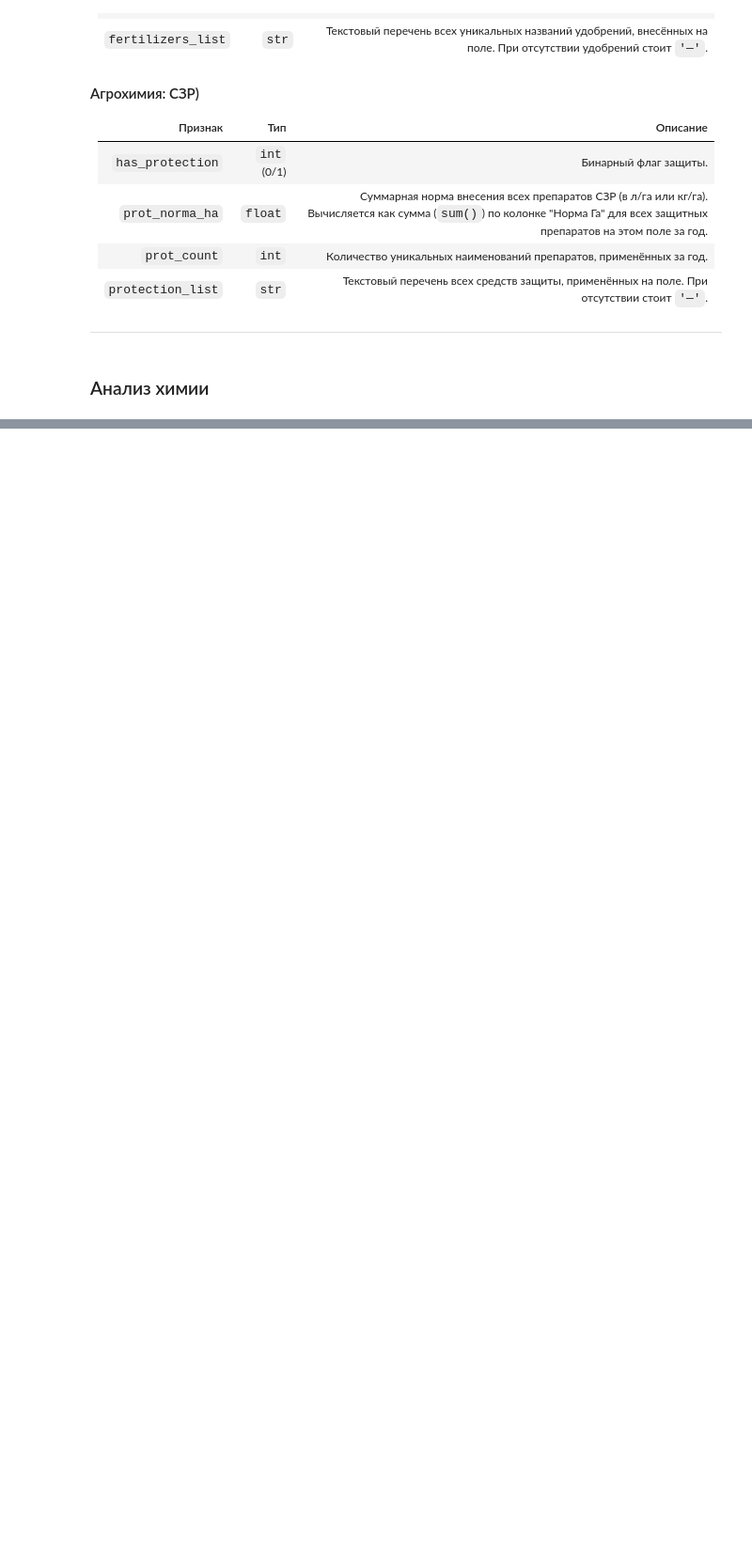
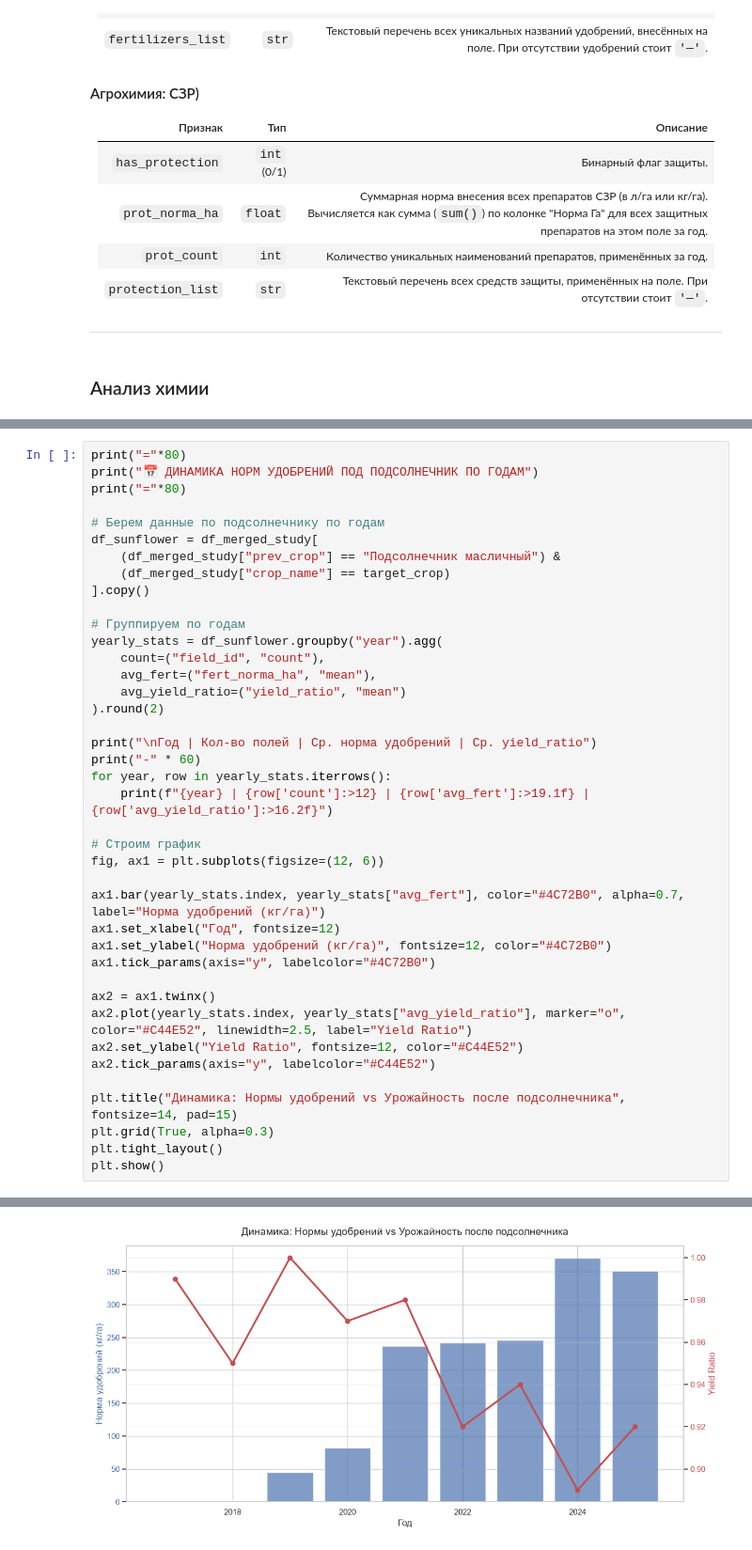
Before and after one commit to Bleckeid/stab, a Jupyter notebook: fields_stab_notebook.ipynb, the cells around one changed output, grey strips where cells are left out. Shown at 94% size. Cells and saved outputs as stored; diff of their text form; blank space fills up the shorter version.

```diff
--- a/fields_stab_notebook.ipynb
+++ b/fields_stab_notebook.ipynb
@@ -2359,0 +2867,41 @@ memory usage: 18.0 MB
+# %%
+print("="*80)
+print("📅 ДИНАМИКА НОРМ УДОБРЕНИЙ ПОД ПОДСОЛНЕЧНИК ПО ГОДАМ")
+print("="*80)
+
+# Берем данные по подсолнечнику по годам
+df_sunflower = df_merged_study[
+    (df_merged_study["prev_crop"] == "Подсолнечник масличный") &
+    (df_merged_study["crop_name"] == target_crop)
+].copy()
+
+# Группируем по годам
+yearly_stats = df_sunflower.groupby("year").agg(
+    count=("field_id", "count"),
+    avg_fert=("fert_norma_ha", "mean"),
+    avg_yield_ratio=("yield_ratio", "mean")
+).round(2)
+
+print("\nГод | Кол-во полей | Ср. норма удобрений | Ср. yield_ratio")
+print("-" * 60)
+for year, row in yearly_stats.iterrows():
+    print(f"{year} | {row['count']:>12} | {row['avg_fert']:>19.1f} | {row['avg_yield_ratio']:>16.2f}")
+
+# Строим график
+fig, ax1 = plt.subplots(figsize=(12, 6))
+
+ax1.bar(yearly_stats.index, yearly_stats["avg_fert"], color="#4C72B0", alpha=0.7, label="Норма удобрений (кг/га)")
+ax1.set_xlabel("Год", fontsize=12)
+ax1.set_ylabel("Норма удобрений (кг/га)", fontsize=12, color="#4C72B0")
+ax1.tick_params(axis="y", labelcolor="#4C72B0")
+
+ax2 = ax1.twinx()
+ax2.plot(yearly_stats.index, yearly_stats["avg_yield_ratio"], marker="o", color="#C44E52", linewidth=2.5, label="Yield Ratio")
+ax2.set_ylabel("Yield Ratio", fontsize=12, color="#C44E52")
+ax2.tick_params(axis="y", labelcolor="#C44E52")
+
+plt.title("Динамика: Нормы удобрений vs Урожайность после подсолнечника", fontsize=14, pad=15)
+plt.grid(True, alpha=0.3)
+plt.tight_layout()
+plt.show()
+# %% [output]
@@ -2359,0 +2923 @@ memory usage: 18.0 MB
+[figure, added]
```
Also changed, not shown: parts of 21 cells of this notebook.
